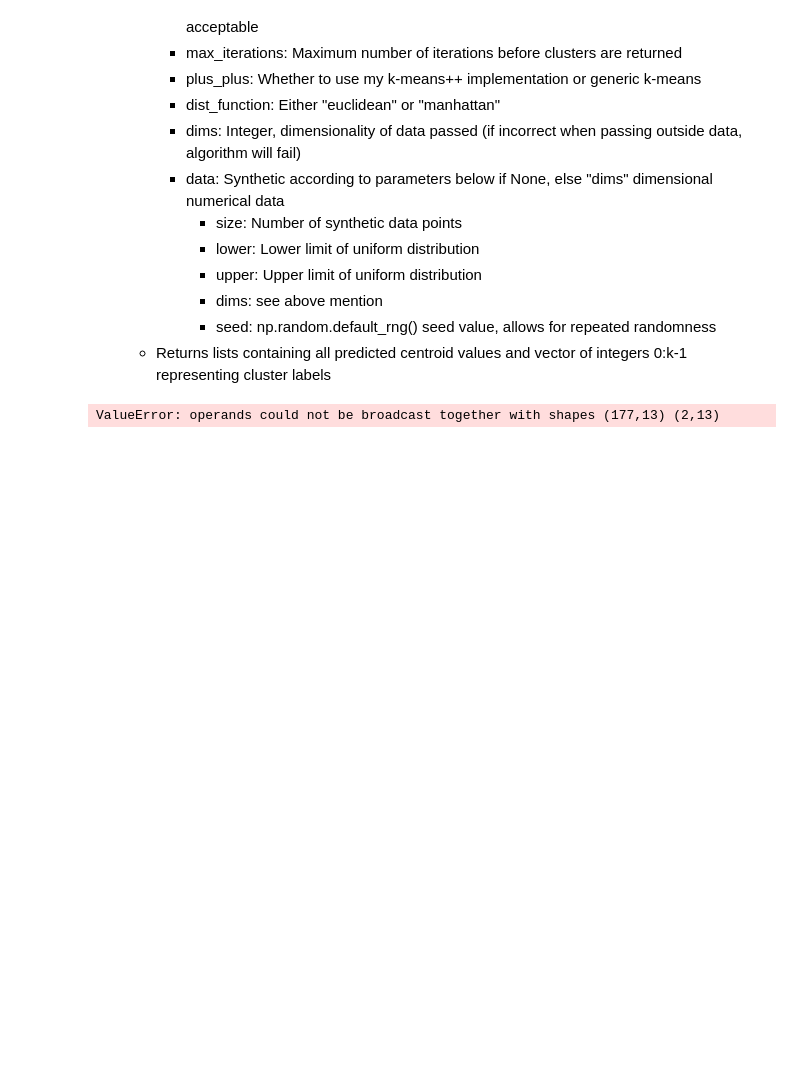
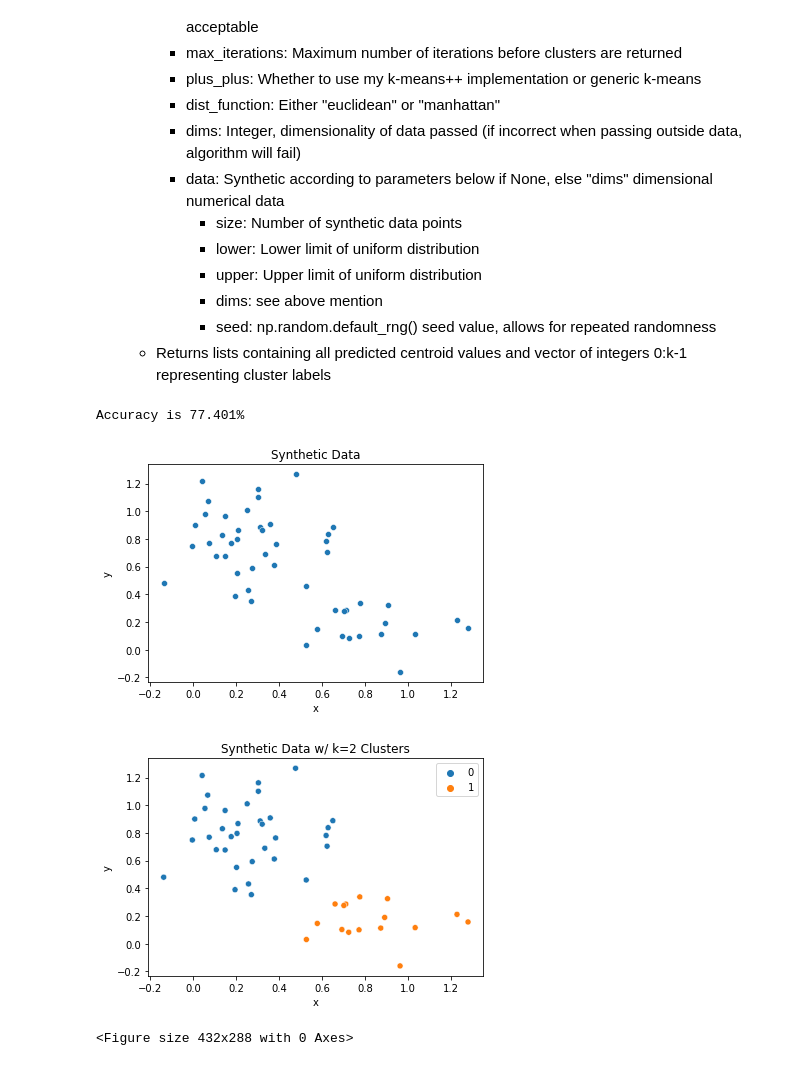
Before and after one commit to Joshua-Elms/CSCI-B365, a Jupyter notebook: HW4/HW4.1-python.ipynb, the cells around one changed output. Drawn from its saved outputs; the diff is of its cells as text; code cells hidden in the pictures; blank space fills up the shorter version.

```diff
--- a/HW4/HW4.1-python.ipynb
+++ b/HW4/HW4.1-python.ipynb
@@ -182,7 +184,7 @@ def update(data, indices_and_cluster_labels, current_centroids, k, distance):
         grouped_by_cluster.append(data[condition, :])
 
     new_centroids_list = [np.mean(arr, axis=0) for arr in grouped_by_cluster]
-    new_centroids_arr = np.stack(new_centroids_list, axis=0)
+    new_centroids_arr = np.stack(new_centroids_list[:3], axis=0) # this should not have a [:3], but it needs it to run...
 
     if isinstance(distance, FunctionType):
         if (distance.__name__)[:3] == "euc":
@@ -298,4 +299,26 @@ pred_centers, pred_labels = kmeans(data=data, dist_function="euclidean", k=3)
 # %%
-evaluation(data, pred_centers, pred_labels, true_labels, dist_function="euclidean")
+accuracy = evaluation(data, pred_centers, pred_labels, true_labels, dist_function="euclidean")
+print("Accuracy is " + str(round(accuracy*100, 3)) + "%")
 # %% [output]
-ValueError: operands could not be broadcast together with shapes (177,13) (2,13)
+Accuracy is 77.401%
+# %%
+# graphing synthetic data
+df_data = pd.read_csv("synthetic.data", sep=", ")
+
+data_arr = df_data[["x", "y"]].to_numpy()
+
+centroids, labels = kmeans(k=2, data=data_arr)
+
+#first plot
+sns.scatterplot(data = df_data, x = "x", y = "y").set(title="Synthetic Data")
+plt.show()
+plt.clf()
+
+# second plot
+sns.scatterplot(data = df_data, x = "x", y = "y", hue = labels).set(title="Synthetic Data w/ k=2 Clusters")
+plt.show()
+plt.clf()
+# %% [output]
+[figure, added]
+[figure, added]
+<Figure size 432x288 with 0 Axes>
```
Also changed, not shown: parts of 3 cells of this notebook.
